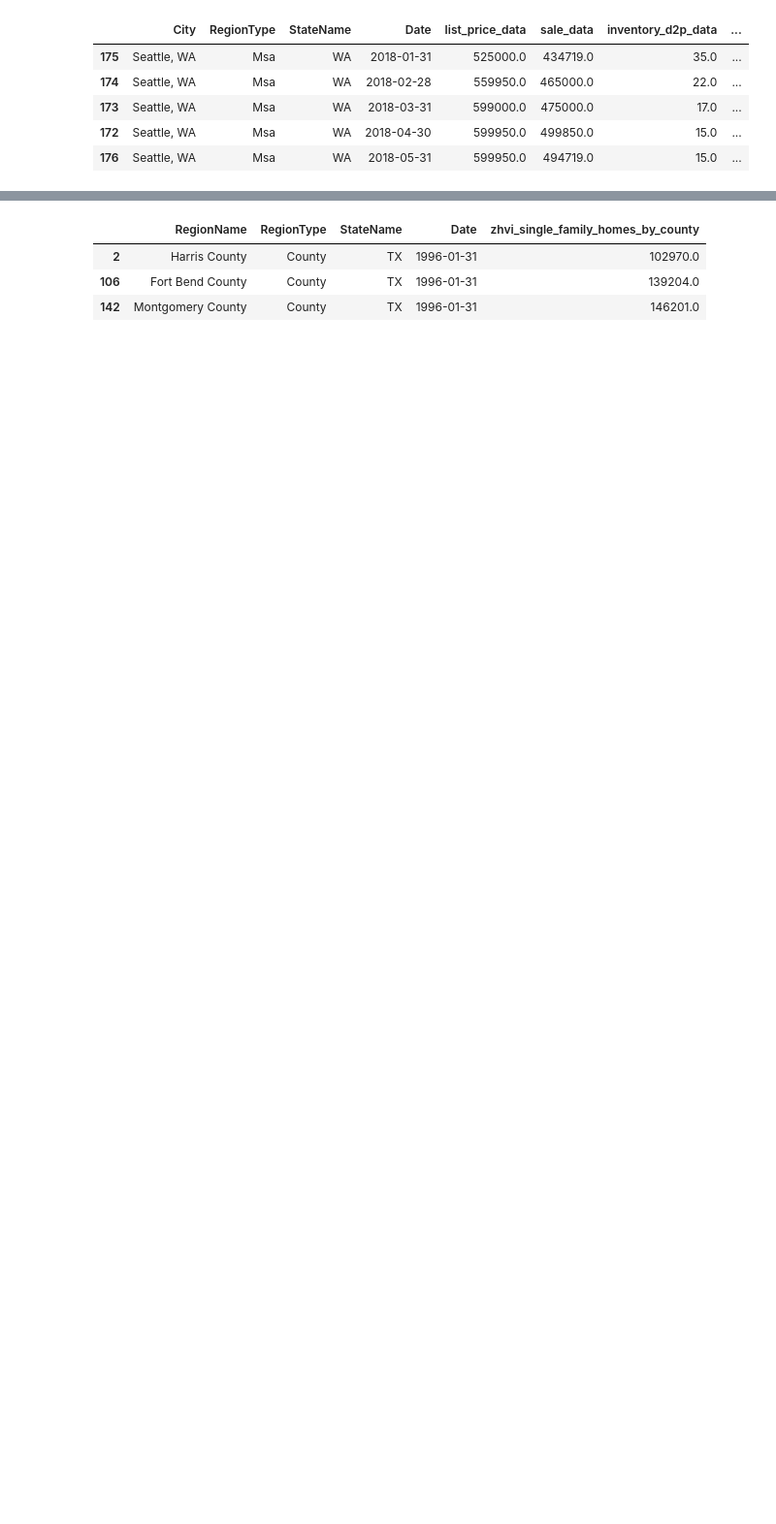
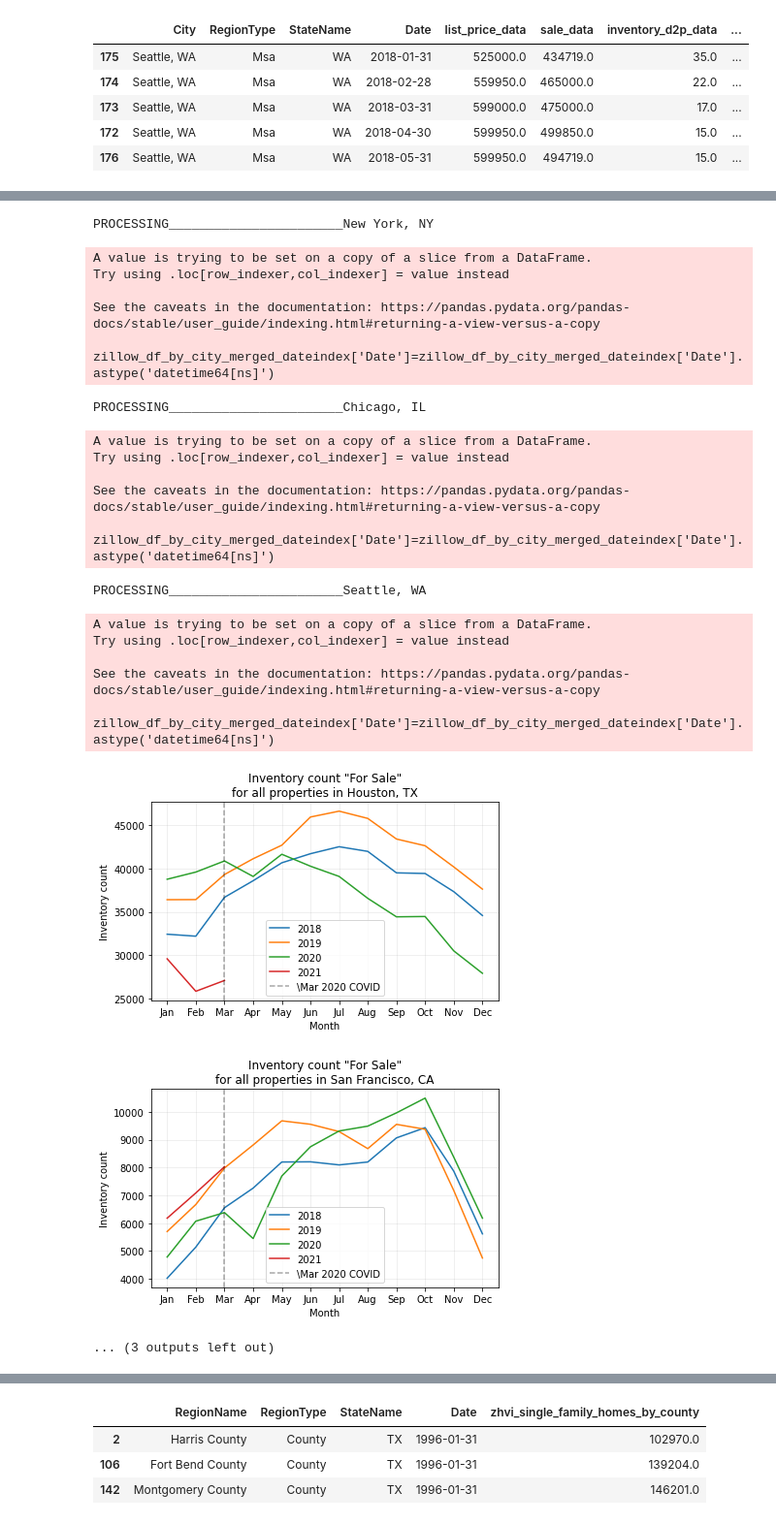
Before and after one commit to i-am-phoenix/Demo, a Jupyter notebook: zillow_data_cleaning_functions.ipynb, the cells around one changed output, grey strips where cells are left out. Shown at 97% size. Drawn from its saved outputs; the diff is of its cells as text; code cells hidden in the pictures; blank space fills up the shorter version.

```diff
--- a/zillow_data_cleaning_functions.ipynb
+++ b/zillow_data_cleaning_functions.ipynb
@@ -576 +572,36 @@ See the caveats in the documentation: https://pandas.pydata.org/pandas-docs/stab
 ... (3 outputs left out)
+# %%
+#------------------------ Plotting inventory data - inventory FOR SALE data ------------------------
+# ---------------------------------- by city (seasonally) ----------------------------------
+
+for city in chosen_cities:
+    print(f"PROCESSING_______________________{city}")
+
+    # Filter data by specific city name
+    zillow_df_by_city_merged_dateindex=zillow_df_by_city_merged[
+        zillow_df_by_city_merged['City']==city]
+    #  Sort df by City name and Date
+    zillow_df_by_city_merged_dateindex['Date']=zillow_df_by_city_merged_dateindex['Date'].astype('datetime64[ns]')
+    zillow_df_by_city_merged_dateindex=zillow_df_by_city_merged_dateindex.sort_values('Date')
+
+    fig, ax = plt.subplots(figsize=(6, 4))
+    for label, grp in zillow_df_by_city_merged_dateindex.groupby('Year'):
+        grp.plot(x = 'MonthNumeric', y = 'inventory_4s_data',ax = ax, label = label)
+        counter+=1
+    plt.xlabel("Month")
+    plt.ylabel("Inventory count")
+    plt.title(f"Inventory count \"For Sale\"\nfor all properties in {zillow_df_by_city_merged_dateindex['City'].unique()[0]}")
+    plt.grid(alpha=0.25)
+
+    plt.axvline(3, c='k', alpha=0.35, label="\Mar 2020 COVID", linestyle='--')
+
+    plt.xticks(np.arange(1,13,1),['Jan', 'Feb', 'Mar', 'Apr', 'May', 'Jun', 'Jul', 'Aug', 'Sep', 'Oct', 'Nov', 'Dec'])
+    plt.legend()
+    plt.tight_layout()
+
+    city_formatted=city.split(",")[0].replace(" ", "_")
+
+    file_name= "inventory4Sale"
+    plt.savefig( "figures/" + file_name + "_vs_month_" + city_formatted +".png")
+    counter+=1
+# %% [output]
@@ -577,3 +620,24 @@ See the caveats in the documentation: https://pandas.pydata.org/pandas-docs/stab
+PROCESSING_______________________New York, NY
+A value is trying to be set on a copy of a slice from a DataFrame.
+Try using .loc[row_indexer,col_indexer] = value instead
+
+See the caveats in the documentation: https://pandas.pydata.org/pandas-docs/stable/user_guide/indexing.html#returning-a-view-versus-a-copy
+  zillow_df_by_city_merged_dateindex['Date']=zillow_df_by_city_merged_dateindex['Date'].astype('datetime64[ns]')
+PROCESSING_______________________Chicago, IL
+A value is trying to be set on a copy of a slice from a DataFrame.
+Try using .loc[row_indexer,col_indexer] = value instead
+
+See the caveats in the documentation: https://pandas.pydata.org/pandas-docs/stable/user_guide/indexing.html#returning-a-view-versus-a-copy
+  zillow_df_by_city_merged_dateindex['Date']=zillow_df_by_city_merged_dateindex['Date'].astype('datetime64[ns]')
+PROCESSING_______________________Seattle, WA
+A value is trying to be set on a copy of a slice from a DataFrame.
+Try using .loc[row_indexer,col_indexer] = value instead
+
+See the caveats in the documentation: https://pandas.pydata.org/pandas-docs/stable/user_guide/indexing.html#returning-a-view-versus-a-copy
+  zillow_df_by_city_merged_dateindex['Date']=zillow_df_by_city_merged_dateindex['Date'].astype('datetime64[ns]')
+[figure, added]
+[figure, added]
+... (3 outputs left out)
 # %%
 #--------------------------- Analyzing real estate data by county --------------------------
 # Create subset data frames based on data type (city, zipcode, county etc)
```
Also changed, not shown: parts of 4 cells of this notebook, 19 other files.
